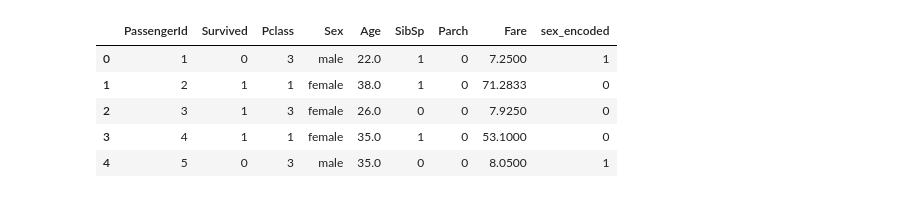
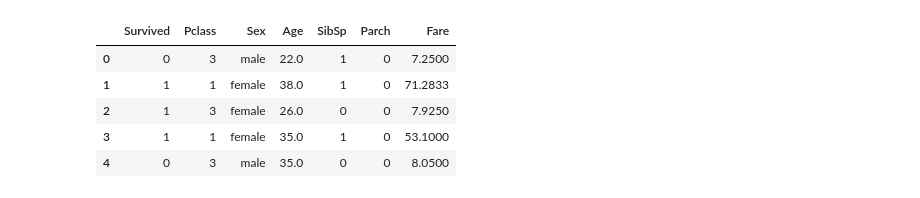
Before and after one commit to loloopes/titanic_survivors, a Jupyter notebook: Titanic.ipynb, the cells around one changed output. Drawn from its saved outputs; the diff is of its cells as text; code cells hidden in the pictures.

```diff
--- a/Titanic.ipynb
+++ b/Titanic.ipynb
@@ -49,9 +10,26 @@ df['sex_encoded'] = label_encoder.fit_transform(df['Sex'])
+# %%
+data = pd.read_csv('./train.csv')
+test = pd.read_csv('./test.csv')
+test_ids = test['PassengerId']
+# %%
+data.head(10)
+
+def clean(data):
+  data = data.drop(['Ticket', 'Name', 'Cabin', 'Embarked', 'PassengerId'], axis=1)
+
+  cols = ['SibSp', 'Parch', 'Fare', 'Age']
+  for col in cols:
+    data[col].fillna(data[col].median(), inplace=True)
+  return data
+# %%
+data = clean(data)
+test = clean(test)
 # %%
-df.head(5)
+data.head(5)
 # %% [output]
-|  | PassengerId | Survived | Pclass | Sex | Age | SibSp | Parch | Fare | sex_encoded |
-| 0 | 1 | 0 | 3 | male | 22.0 | 1 | 0 | 7.2500 | 1 |
-| 1 | 2 | 1 | 1 | female | 38.0 | 1 | 0 | 71.2833 | 0 |
-| 2 | 3 | 1 | 3 | female | 26.0 | 0 | 0 | 7.9250 | 0 |
-| 3 | 4 | 1 | 1 | female | 35.0 | 1 | 0 | 53.1000 | 0 |
-| 4 | 5 | 0 | 3 | male | 35.0 | 0 | 0 | 8.0500 | 1 |
+|  | Survived | Pclass | Sex | Age | SibSp | Parch | Fare |
+| 0 | 0 | 3 | male | 22.0 | 1 | 0 | 7.2500 |
+| 1 | 1 | 1 | female | 38.0 | 1 | 0 | 71.2833 |
+| 2 | 1 | 3 | female | 26.0 | 0 | 0 | 7.9250 |
+| 3 | 1 | 1 | female | 35.0 | 1 | 0 | 53.1000 |
+| 4 | 0 | 3 | male | 35.0 | 0 | 0 | 8.0500 |
```
Also changed, not shown: parts of 43 cells of this notebook, 1 other file.
